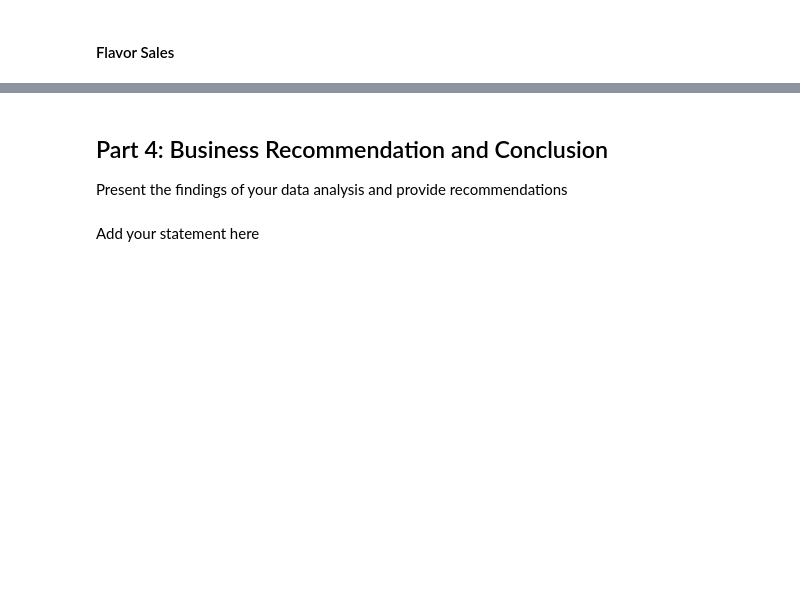
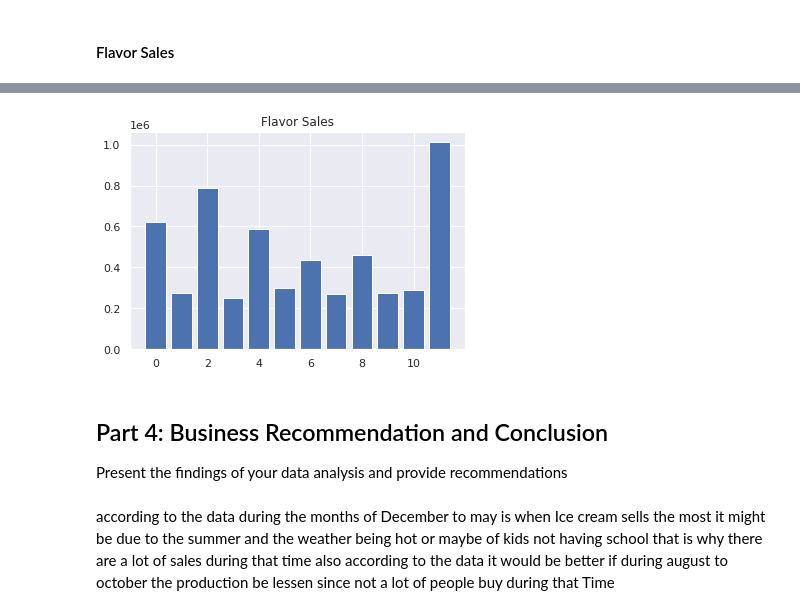
Before and after one commit to nicanorjimenez/Midterm-Project, a Jupyter notebook: LinAlg_Midterms.ipynb, the cells around one changed output, grey strips where cells are left out. Saved outputs shown, nothing was run; the diff lists cells and outputs as text; code cells hidden in the pictures; blank space fills up the shorter version.

```diff
--- a/LinAlg_Midterms.ipynb
+++ b/LinAlg_Midterms.ipynb
@@ -122,8 +124,8 @@ array([160215,  68730, 198860,  64830, 143655,  71835, 116215,  66620,
 # %%
 #Create a function that *returns* and prints the flavor profits for the whole year
 def flavor_sales(price, cost, sales):
-    flavor_revenue = np.multiply(month_rev,prices_mat)
-    flavor_costs = np.multiply(month_rev,costs_mat)
+    flavor_revenue = np.dot(month_rev,12)#used 12 for the months of the whole year
+    flavor_costs = np.dot(month_cost,12)
     flavor_profits = np.subtract(flavor_revenue,flavor_costs)
     return flavor_profits.flatten()
 # %%
@@ -178,5 +210,14 @@ AttributeError: ignored
+# %%
+n = flavor_profit
+
+m = [m for m in range(len(n))]
+plt.bar(m, n)
+plt.title("Flavor Sales")
+plt.show()
+# %% [output]
+[figure, added]
 # %% [markdown]
 ## Part 4: Business Recommendation and Conclusion
 Present the findings of your data analysis and provide recommendations
-# %% [markdown]
-Add your statement here
+# %% [markdown]
+according to the data  during the months of December  to may is when Ice cream sells the most it might be  due to the summer and the weather being hot or maybe of kids not having school that is why  there are a lot of sales during that time also according to the data it would be better if during august to october the production be lessen since not a lot of people buy during that Time
```
Also changed, not shown: parts of 11 cells of this notebook.
